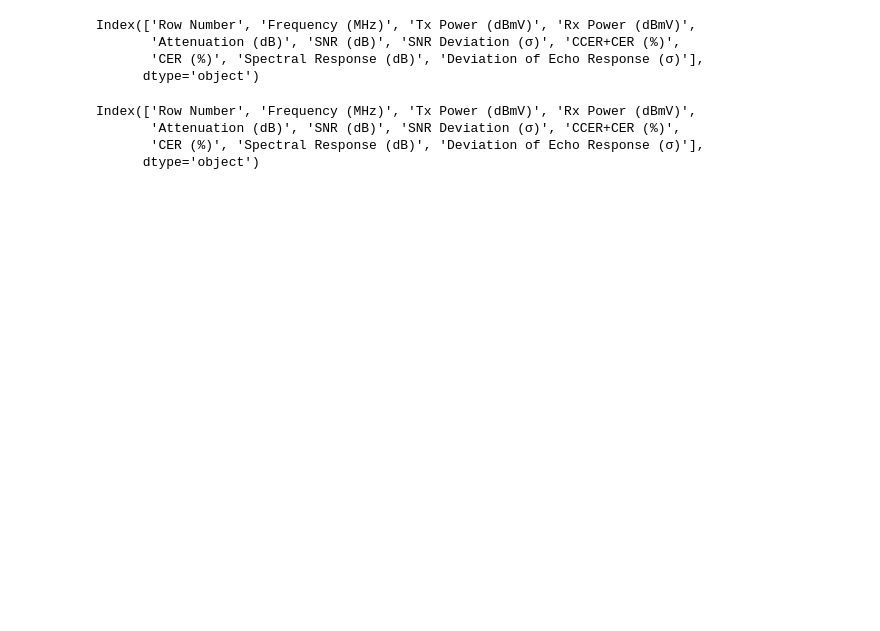
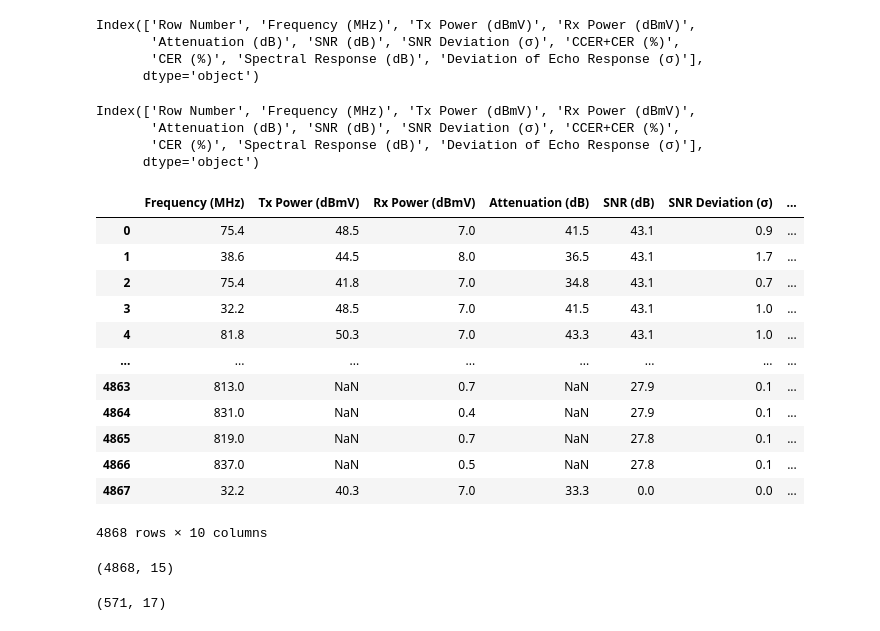
Before and after one commit to LeonardoNBanegas/DATA-SCIENCE-CODERHOUSE, a Jupyter notebook: ProyectoDS_ParteIII_Banegas.ipynb, the cells around one changed output. Drawn from its saved outputs; the diff is of its cells as text; code cells hidden in the pictures; blank space fills up the shorter version.

```diff
--- a/ProyectoDS_ParteIII_Banegas.ipynb
+++ b/ProyectoDS_ParteIII_Banegas.ipynb
@@ -794,3 +773,28 @@ features = ['Frequency (MHz)', 'Rx Power (dBmV)','CER (%)']#los atributos que us
 # %%
 scaler = StandardScaler()
 df_processed = scaler.fit_transform(muestra_1[features])
+# %%
+df_var_continuas.shape
+df_var_continuas
+# %% [output]
+|  | Frequency (MHz) | Tx Power (dBmV) | Rx Power (dBmV) | Attenuation (dB) | SNR (dB) | SNR Deviation (σ) | ... |
+| 0 | 75.4 | 48.5 | 7.0 | 41.5 | 43.1 | 0.9 | ... |
+| 1 | 38.6 | 44.5 | 8.0 | 36.5 | 43.1 | 1.7 | ... |
+| 2 | 75.4 | 41.8 | 7.0 | 34.8 | 43.1 | 0.7 | ... |
+| 3 | 32.2 | 48.5 | 7.0 | 41.5 | 43.1 | 1.0 | ... |
+| 4 | 81.8 | 50.3 | 7.0 | 43.3 | 43.1 | 1.0 | ... |
+| ... | ... | ... | ... | ... | ... | ... | ... |
+| 4863 | 813.0 | NaN | 0.7 | NaN | 27.9 | 0.1 | ... |
+| 4864 | 831.0 | NaN | 0.4 | NaN | 27.9 | 0.1 | ... |
+| 4865 | 819.0 | NaN | 0.7 | NaN | 27.8 | 0.1 | ... |
+| 4866 | 837.0 | NaN | 0.5 | NaN | 27.8 | 0.1 | ... |
+| 4867 | 32.2 | 40.3 | 7.0 | 33.3 | 0.0 | 0.0 | ... |
+4868 rows × 10 columns
+# %%
+df_DS.shape
+# %% [output]
+(4868, 15)
+# %%
+df_US.shape
+# %% [output]
+(571, 17)
```
Also changed, not shown: parts of 8 cells of this notebook.
